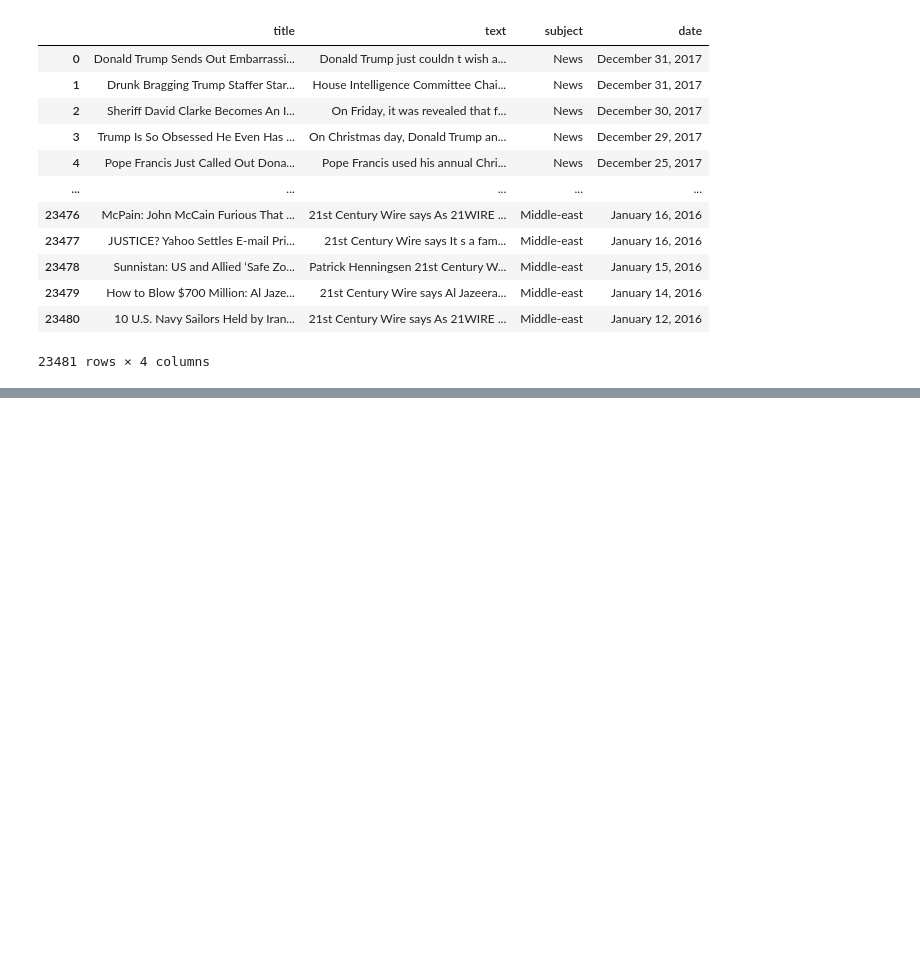
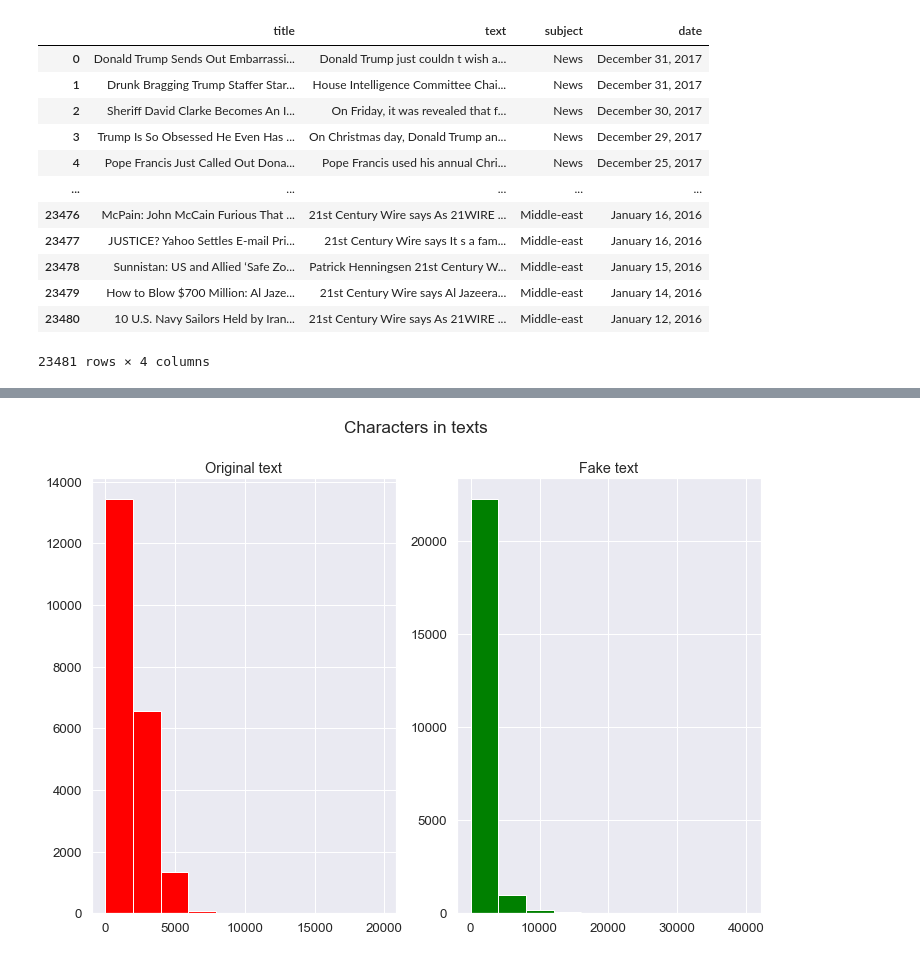
Before and after one commit to neverland1025/nlpproject, a Jupyter notebook: Fake news and true news.ipynb, the cells around one changed output, grey strips where cells are left out. Cells and saved outputs as stored; diff of their text form; code cells hidden in the pictures; blank space fills up the shorter version.

```diff
--- a/Fake news and true news.ipynb
+++ b/Fake news and true news.ipynb
@@ -73,0 +136,13 @@ df.category.plot.bar()
+# %%
+sns.set(font_scale=1.2)
+fig,(ax1,ax2)=plt.subplots(1,2,figsize=(12,8))
+text_len=df[df['category']==1]['text'].str.len()
+ax1.hist(text_len,color='red')
+ax1.set_title('Original text')
+text_len=df[df['category']==0]['text'].str.len()
+ax2.hist(text_len,color='green')
+ax2.set_title('Fake text')
+fig.suptitle('Characters in texts')
+plt.show()
+# %% [output]
+[figure, added]
```
Also changed, not shown: parts of 12 cells of this notebook, 1 other file.
